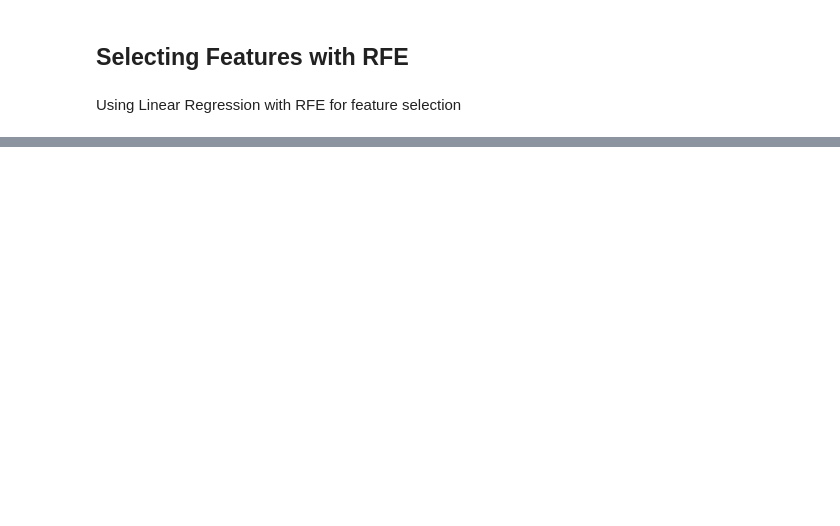
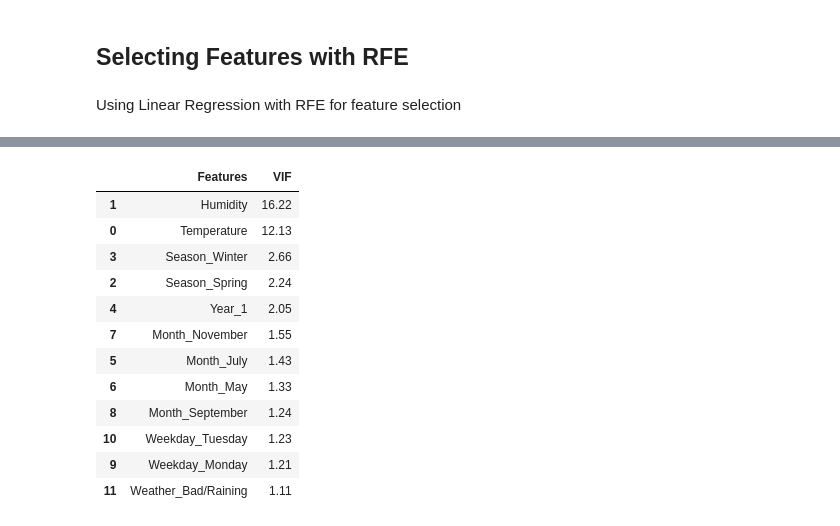
Before and after one commit to akshaysmin/Bike-Sharing-Demand-Prediction, a Jupyter notebook: Bike_Sharing_Demand.ipynb, the cells around one changed output, grey strips where cells are left out. Cells and saved outputs as stored; diff of their text form; code cells hidden in the pictures; blank space fills up the shorter version.

```diff
--- a/Bike_Sharing_Demand.ipynb
+++ b/Bike_Sharing_Demand.ipynb
@@ -536,0 +650,10 @@ Lets Remove Year_0, Holiday_No, Weather_Bad/Raining due to high Variable Inflati
+# %%
+model_cols = ['Temperature', 'Humidity', 'Season_Spring', 'Season_Winter', 'Year_1',
+              'Month_July',
+              'Month_May', 'Month_November', 'Month_September', 'Weekday_Monday',
+              'Weekday_Tuesday', 'Weather_Bad/Raining']
+
+X_train_lm3 = sm.add_constant(X_train[model_cols])
+
+lm3 = sm.OLS(y_train, X_train_lm3).fit()
+print(lm3.summary())
@@ -536,0 +678,17 @@ Lets Remove Year_0, Holiday_No, Weather_Bad/Raining due to high Variable Inflati
+# %%
+# Lets check VIF since p-values are all low
+get_vif(model_cols)
+# %% [output]
+|  | Features | VIF |
+| 1 | Humidity | 16.22 |
+| 0 | Temperature | 12.13 |
+| 3 | Season_Winter | 2.66 |
+| 2 | Season_Spring | 2.24 |
+| 4 | Year_1 | 2.05 |
+| 7 | Month_November | 1.55 |
+| 5 | Month_July | 1.43 |
+| 6 | Month_May | 1.33 |
+| 8 | Month_September | 1.24 |
+| 10 | Weekday_Tuesday | 1.23 |
+| 9 | Weekday_Monday | 1.21 |
+| 11 | Weather_Bad/Raining | 1.11 |
```
Also changed, not shown: parts of 59 cells of this notebook.
